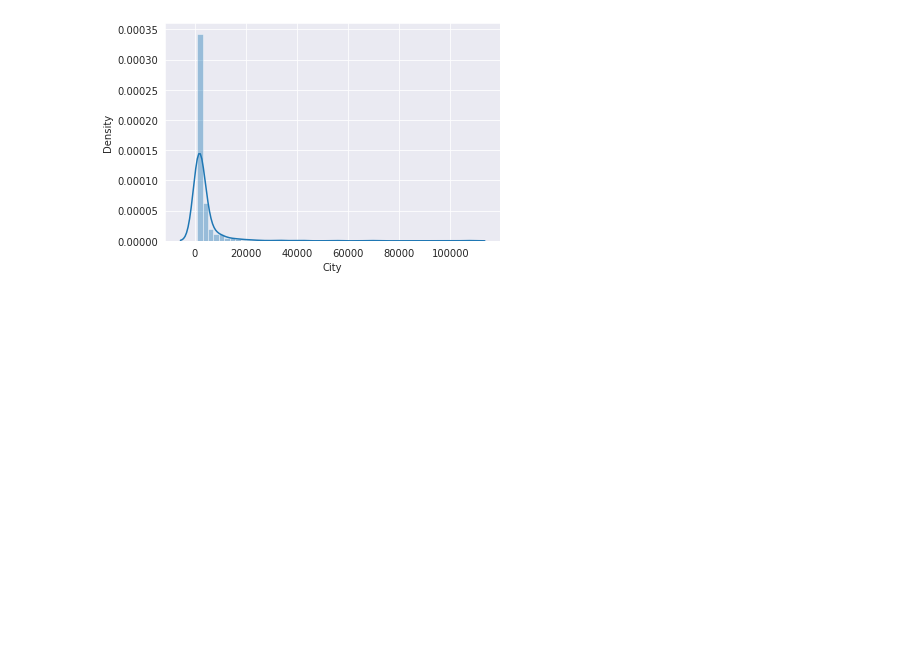
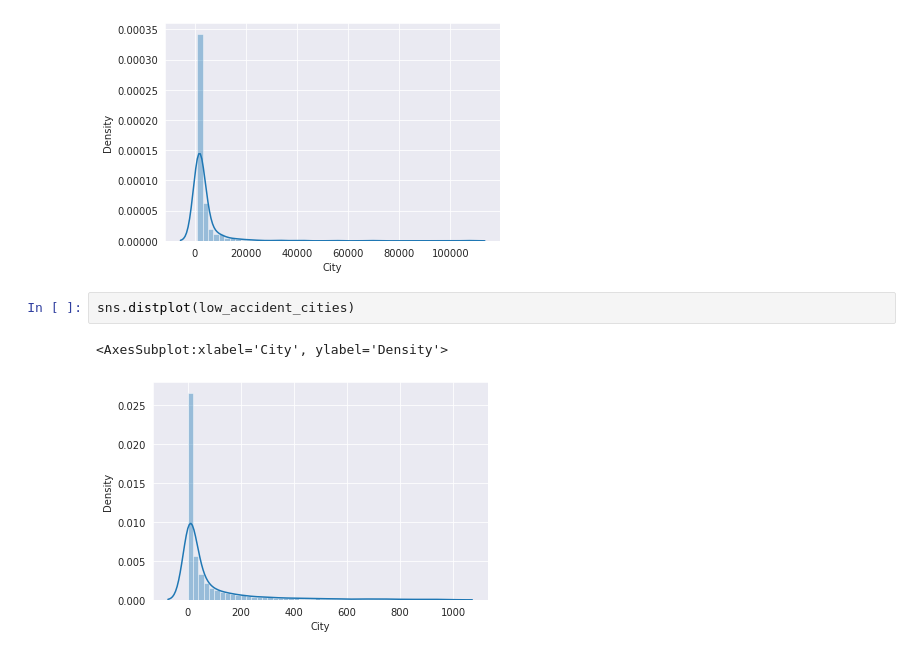
Before and after one commit to kevinlouisj/EDA_US_Accidents, a Jupyter notebook: us-accidents-eda.ipynb, the cells around one changed output. Drawn from its saved outputs; the diff is of its cells as text; blank space fills up the shorter version.

Commit message:
Kaggle Notebook | us_accidents_eda | Version 5

```diff
--- a/us-accidents-eda.ipynb
+++ b/us-accidents-eda.ipynb
@@ -294,3 +296,8 @@ sns.distplot(high_accident_cities)
 # %% [output]
 <AxesSubplot:xlabel='City', ylabel='Density'>
 [figure]
+# %%
+sns.distplot(low_accident_cities)
+# %% [output]
+<AxesSubplot:xlabel='City', ylabel='Density'>
+[figure, added]
```
Also changed, not shown: parts of 13 cells of this notebook.
